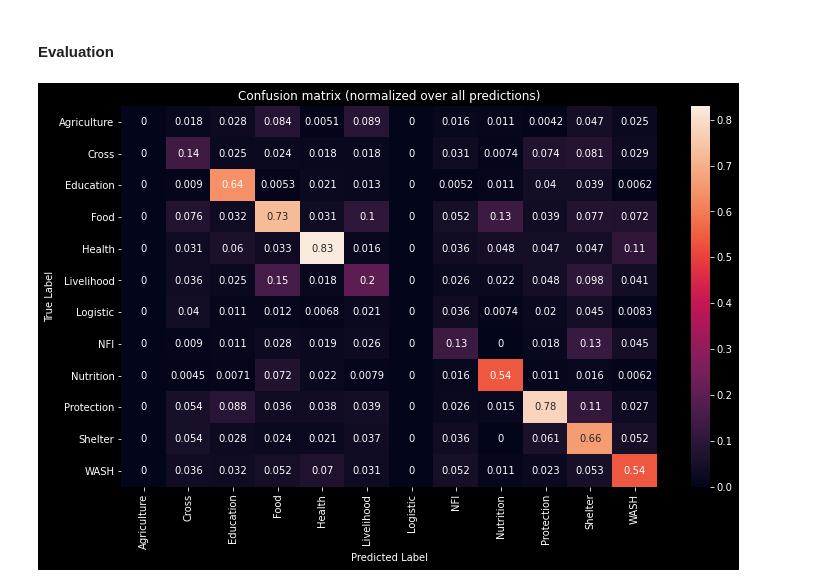
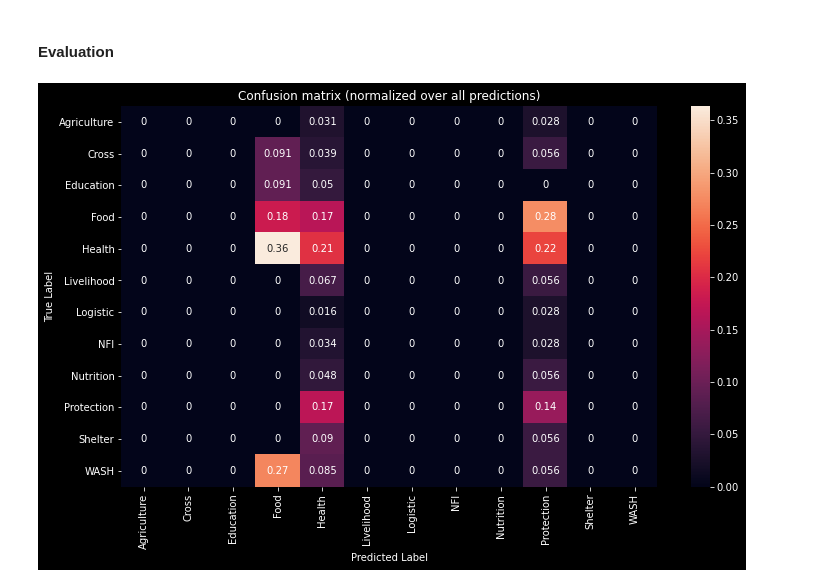
Before and after one commit to lukaskurz/nlp_deeplearning_2022, a Jupyter notebook: Assignment1_Classification.ipynb, the cells around one changed output. Cells and saved outputs as stored; diff of their text form; code cells hidden in the pictures.

```diff
--- a/Assignment1_Classification.ipynb
+++ b/Assignment1_Classification.ipynb
@@ -684,12 +685,12 @@ def train_and_eval(model: torch.nn.Module, train_dataloader:DataLoader, validati
 # %%
 params = Params(
         tokenizer=LemmaTokenizer(),
-        cut_off_threshold = 0.0,
-        max_document_length=50,
-        batch_size=15,
-        num_epochs=200,
-        early_stopping_patience=8,
-        learning_rate=1e-3,
+        cut_off_threshold = 0.00001,
+        max_document_length=400,
+        batch_size=5,
+        num_epochs=30,
+        early_stopping_patience=5,
+        learning_rate=1e-4,
         optimizer=torch.optim.Adam,
         device=torch.device("cuda" if torch.cuda.is_available() else "cpu"),
         loss_function=torch.nn.CrossEntropyLoss()
@@ -846,12 +850,12 @@ The implementation of `ClassificationRNNModel` covers the following points:
 #### Definition
 # %%
 class ClassificationRNNModel(torch.nn.Module):
-        def __init__(self, embedding: torch.nn.Embedding, hidden_dim: int, n_labels: list, drop_out = 0.2):
+        def __init__(self, embedding: torch.nn.Embedding, hidden_dim: int, n_labels: list, drop_out = 0.5):
             super(ClassificationRNNModel, self).__init__()
             self.hidden_dim = hidden_dim
             self.embedding = embedding
             self.lstm = LSTM(word2vec.vector_size, hidden_dim)
-            self.dropout = torch.nn.Dropout(0.2)
+            self.dropout = torch.nn.Dropout(drop_out)
             self.linear = torch.nn.Linear(hidden_dim,n_labels)
             self.softmax = torch.nn.Softmax(dim = 1)
 
@@ -883,16 +887,16 @@ class ClassificationRNNModel(torch.nn.Module):
 params = Params(
         tokenizer=LemmaTokenizer(),
         cut_off_threshold = 0.00001,
-        max_document_length=50,
-        batch_size=15,
-        num_epochs=200,
-        early_stopping_patience=8,
-        learning_rate=1e-3,
-        optimizer=torch.optim.Adam,
+        max_document_length=150,
+        batch_size=512,
+        num_epochs=400,
+        early_stopping_patience=30,
+        learning_rate=1e-6,
+        optimizer=torch.optim.SGD,
         device=torch.device("cuda" if torch.cuda.is_available() else "cpu"),
-        loss_function=torch.nn.CrossEntropyLoss()
+        loss_function=torch.nn.NLLLoss()
     )
-hidden_dim = 64
+hidden_dim = 4
 # %%
 # get the dictionary
 _, token_dictionary  = get_dictionary(params.cut_off_threshold)
@@ -907,8 +911,6 @@ train_dataloader, validation_dataloader, test_dataloader = get_dataloaders(param
 # %% [output]
 Number of tokens, with cut-off 1e-05: 6371
 word_embedding shape: torch.Size([6371, 300])
-# %%
-word_embedding = Embedding(6371, 300)
 # %%
 # get the model
 model = ClassificationRNNModel(word_embedding.to(params.device), hidden_dim, len(label_df)).to(params.device)
@@ -930,30 +930,30 @@ Test set accuracy: 0.6091228358839688
 # %%
 y_pred = []
 y_true = []
 
 model.eval()
 with torch.no_grad():
         for x, y in test_dataloader:
             x = x.to(params.device)
             y = y.to(params.device)
 
             y_hat = model.forward(x, params.device)
             y_hat_idx = torch.argmax(y_hat, axis=1)
             y_pred.extend(y_hat_idx.cpu().numpy())
             y_true.extend(y.cpu().numpy())
 
 # constant for classes
 classes = label_df['label'].values
 
 # Build confusion matrix
 cf_matrix = confusion_matrix(y_true, y_pred)
-df_cm = pd.DataFrame(cf_matrix/np.sum(cf_matrix, axis=1), index = [i for i in classes],
+df_cm = pd.DataFrame(np.nan_to_num(cf_matrix/np.sum(cf_matrix, axis=0),0), index = [i for i in classes],
                      columns = [i for i in classes])
 plt.figure(figsize = (12,7))
 sns.heatmap(df_cm, annot=True)
 plt.title('Confusion matrix (normalized over all predictions)')
 plt.ylabel('True Label')
 plt.xlabel('Predicted Label')
 plt.show()
 # %% [output]
-[figure, old version]
+[figure, new version]
```
Also changed, not shown: parts of 7 cells of this notebook.
